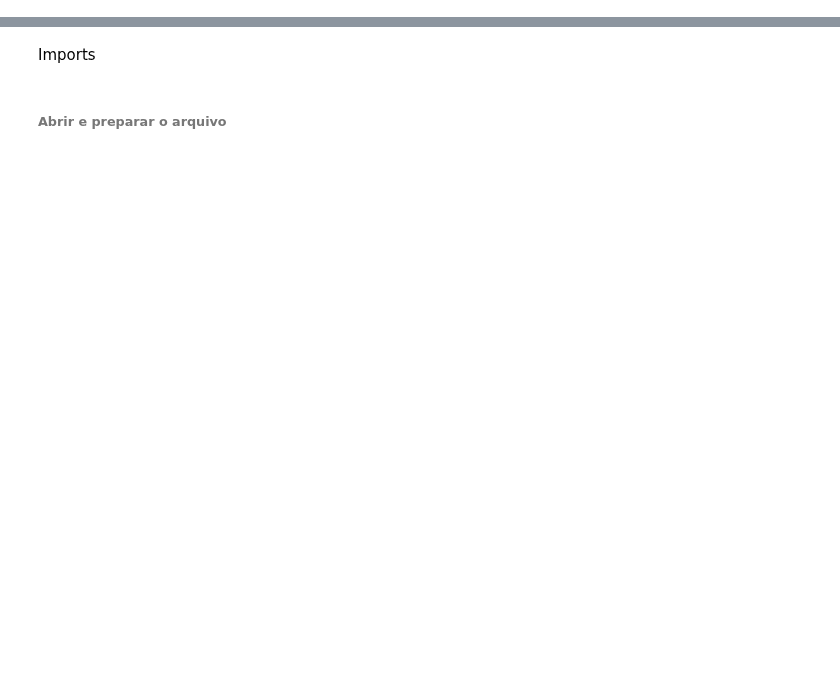
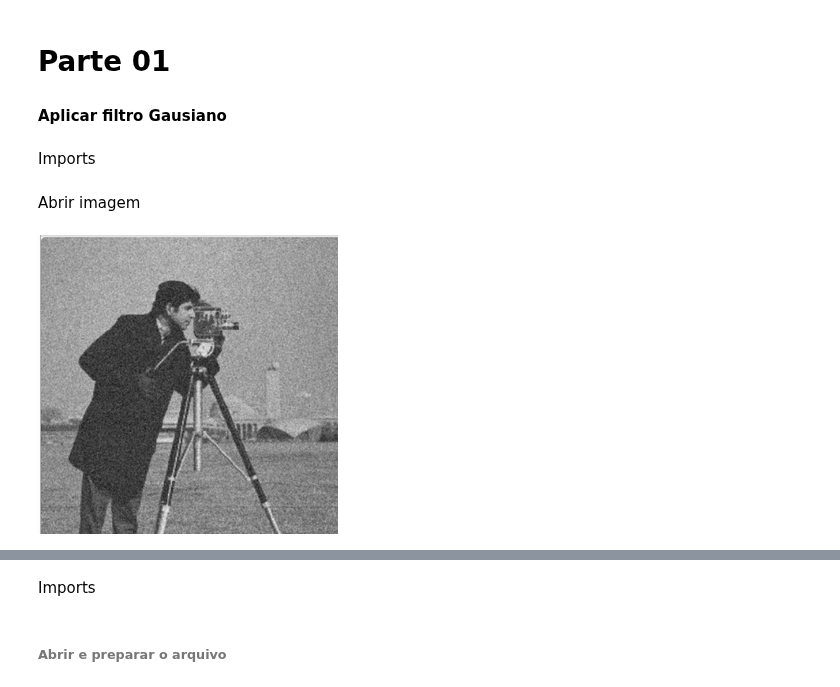
Before and after one commit to AlexsonT/Growdev, a Jupyter notebook: Trabalho_Final.ipynb, the cells around one changed output, grey strips where cells are left out. Cells and saved outputs as stored; diff of their text form; code cells hidden in the pictures; blank space fills up the shorter version.

```diff
--- a/Trabalho_Final.ipynb
+++ b/Trabalho_Final.ipynb
@@ -1,2 +1,8 @@
 # %% [markdown]
 <a href="https://colab.research.google.com/github/AlexsonT/Growdev/blob/main/Trabalho_Final.ipynb" target="_parent"><img src="https://colab.research.google.com/assets/colab-badge.svg" alt="Open In Colab"/></a>
+# %% [markdown]
+# **Parte 01**
+
+#### **Aplicar filtro Gausiano**
+# %% [markdown]
+Imports
@@ -2,0 +14,8 @@
+# %% [markdown]
+Abrir imagem
+# %%
+img = cv2.imread('imagem-com-ruido.png', 0)
+
+cv2_imshow(img)
+# %% [output]
+[figure, added]
```
Also changed, not shown: parts of 3 cells of this notebook.
